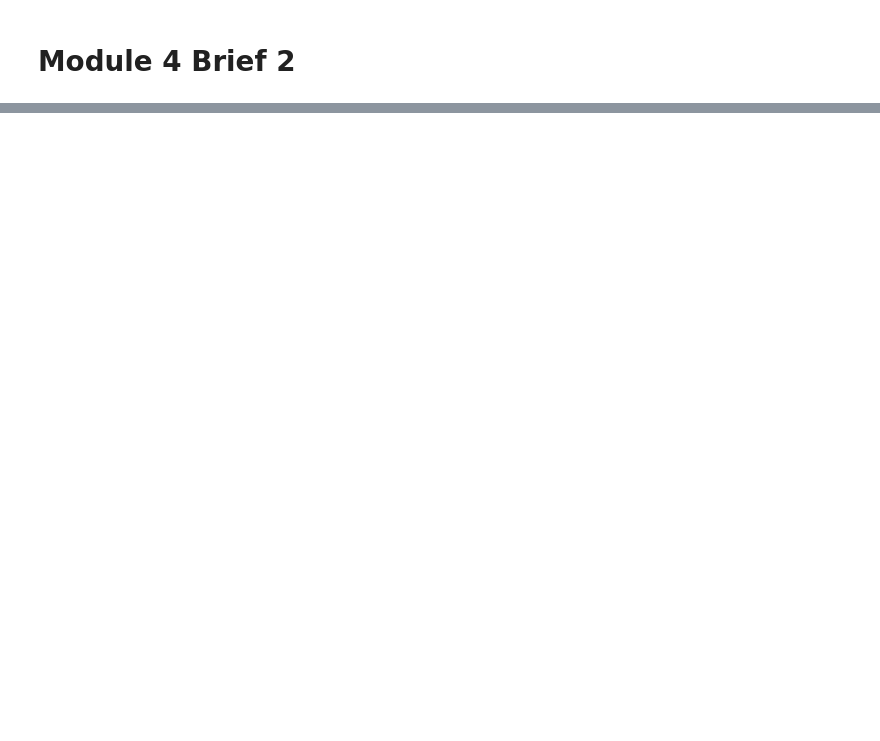
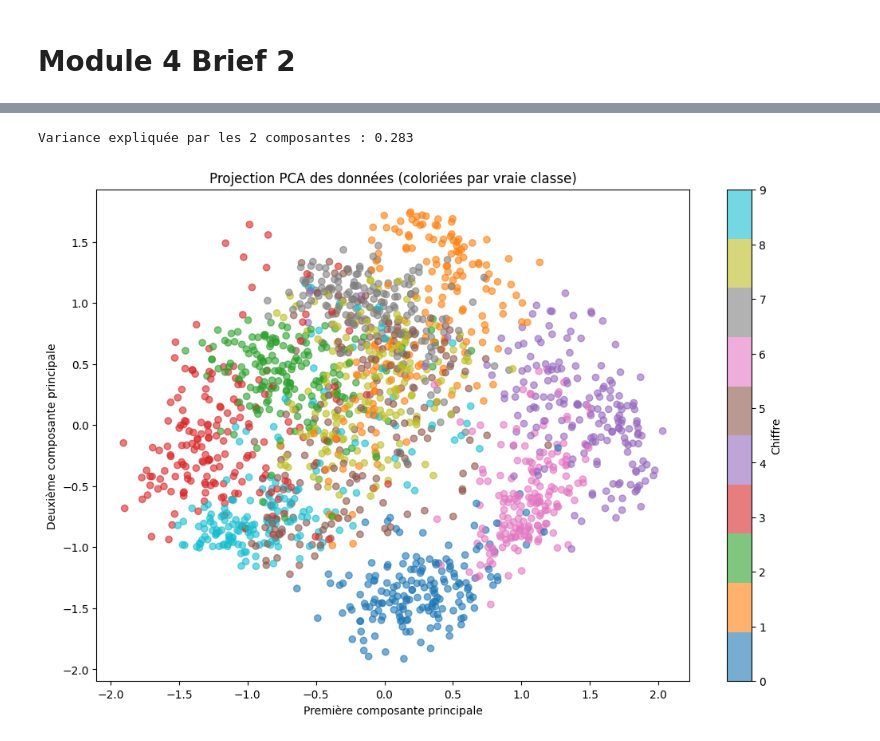
Before and after one commit to Grouloo/module4-brief2, a Jupyter notebook: notebook.ipynb, the cells around one changed output, grey strips where cells are left out. Saved outputs shown, nothing was run; the diff lists cells and outputs as text; code cells hidden in the pictures; blank space fills up the shorter version.

```diff
--- a/notebook.ipynb
+++ b/notebook.ipynb
@@ -167,0 +22,19 @@ KeyboardInterrupt:
+# %%
+# Chargement du dataset 8x8
+digits = load_digits()
+X_small = digits.data  # 1797 images de 64 pixels (8x8)
+y_small = digits.target
+
+print(f"Dataset 8x8 - Forme des données : {X_small.shape}")
+print(f"Dataset 8x8 - Forme des labels : {y_small.shape}")
+print(f"Dataset 8x8 - Valeurs uniques des labels : {np.unique(y_small)}")
+# Normalisation des données 8x8
+scaler_small = MinMaxScaler()
+X_small_normalized = scaler_small.fit_transform(X_small)
+
+# Séparation train/test
+X_train_small, X_test_small, y_train_small, y_test_small = train_test_split(
+    X_small_normalized, y_small, test_size=0.2, random_state=42, stratify=y_small
+)
+
+print(f"Dataset 8x8 - Train : {X_train_small.shape}, Test : {X_test_small.shape}")
@@ -167,0 +49,18 @@ KeyboardInterrupt:
+# %%
+# Application de PCA pour visualisation
+pca = PCA(n_components=2)
+X_pca = pca.fit_transform(X_small_normalized)
+
+print(f"Variance expliquée par les 2 composantes : {pca.explained_variance_ratio_.sum():.3f}")
+
+# Visualisation PCA avec les vraies classes
+plt.figure(figsize=(12, 8))
+scatter = plt.scatter(X_pca[:, 0], X_pca[:, 1], c=y_small, cmap='tab10', alpha=0.6)
+plt.colorbar(scatter, label='Chiffre')
+plt.xlabel('Première composante principale')
+plt.ylabel('Deuxième composante principale')
+plt.title('Projection PCA des données (coloriées par vraie classe)')
+plt.show()
+# %% [output]
+Variance expliquée par les 2 composantes : 0.283
+[figure, added]
```
Also changed, not shown: parts of 41 cells of this notebook.
